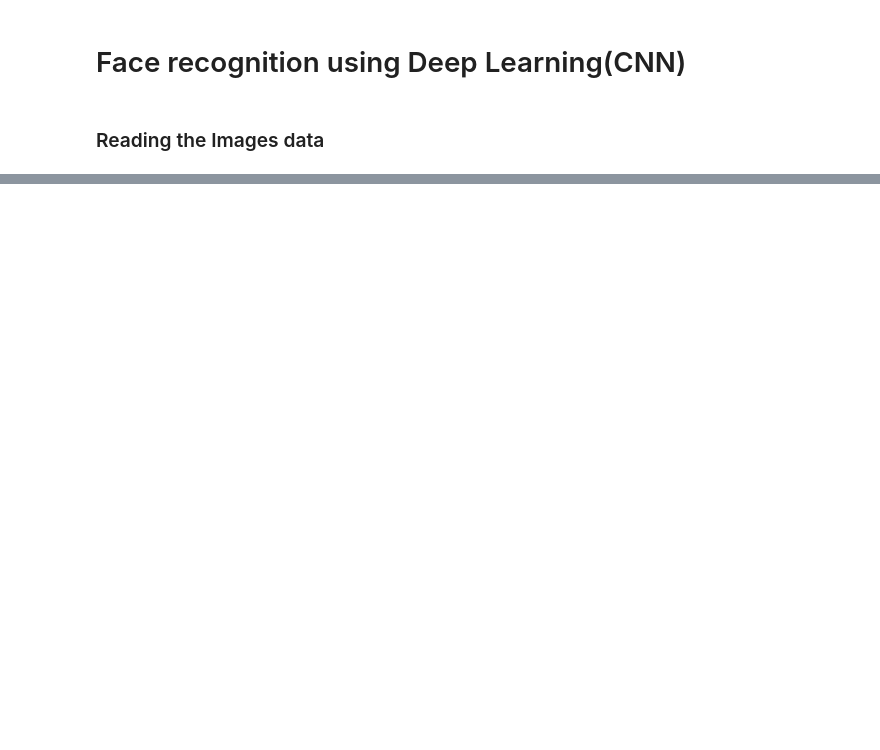
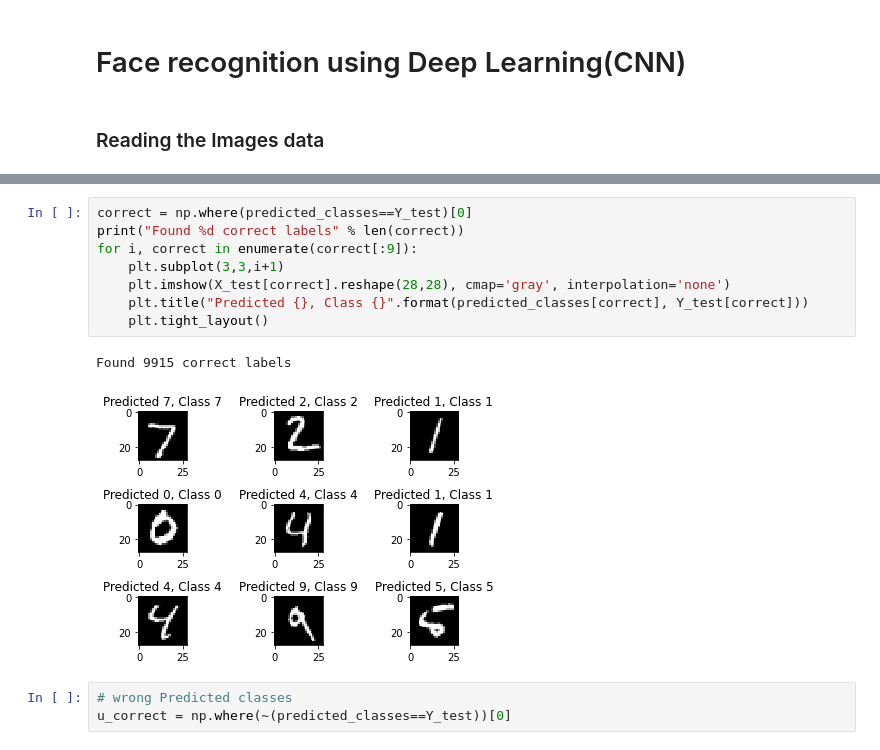
Before and after one commit to amandeepsingh1111/Deep-Learning, a Jupyter notebook: CNN/img_classf.ipynb, the cells around one changed output, grey strips where cells are left out. Cells and saved outputs as stored; diff of their text form; blank space fills up the shorter version.

```diff
--- a/CNN/img_classf.ipynb
+++ b/CNN/img_classf.ipynb
@@ -449,0 +266,14 @@ Epoch 5/5
+# %%
+correct = np.where(predicted_classes==Y_test)[0]
+print("Found %d correct labels" % len(correct))
+for i, correct in enumerate(correct[:9]):
+    plt.subplot(3,3,i+1)
+    plt.imshow(X_test[correct].reshape(28,28), cmap='gray', interpolation='none')
+    plt.title("Predicted {}, Class {}".format(predicted_classes[correct], Y_test[correct]))
+    plt.tight_layout()
+# %% [output]
+Found 9915 correct labels
+[figure, added]
+# %%
+# wrong Predicted classes
+u_correct = np.where(~(predicted_classes==Y_test))[0]
```
Also changed, not shown: parts of 62 cells of this notebook.
